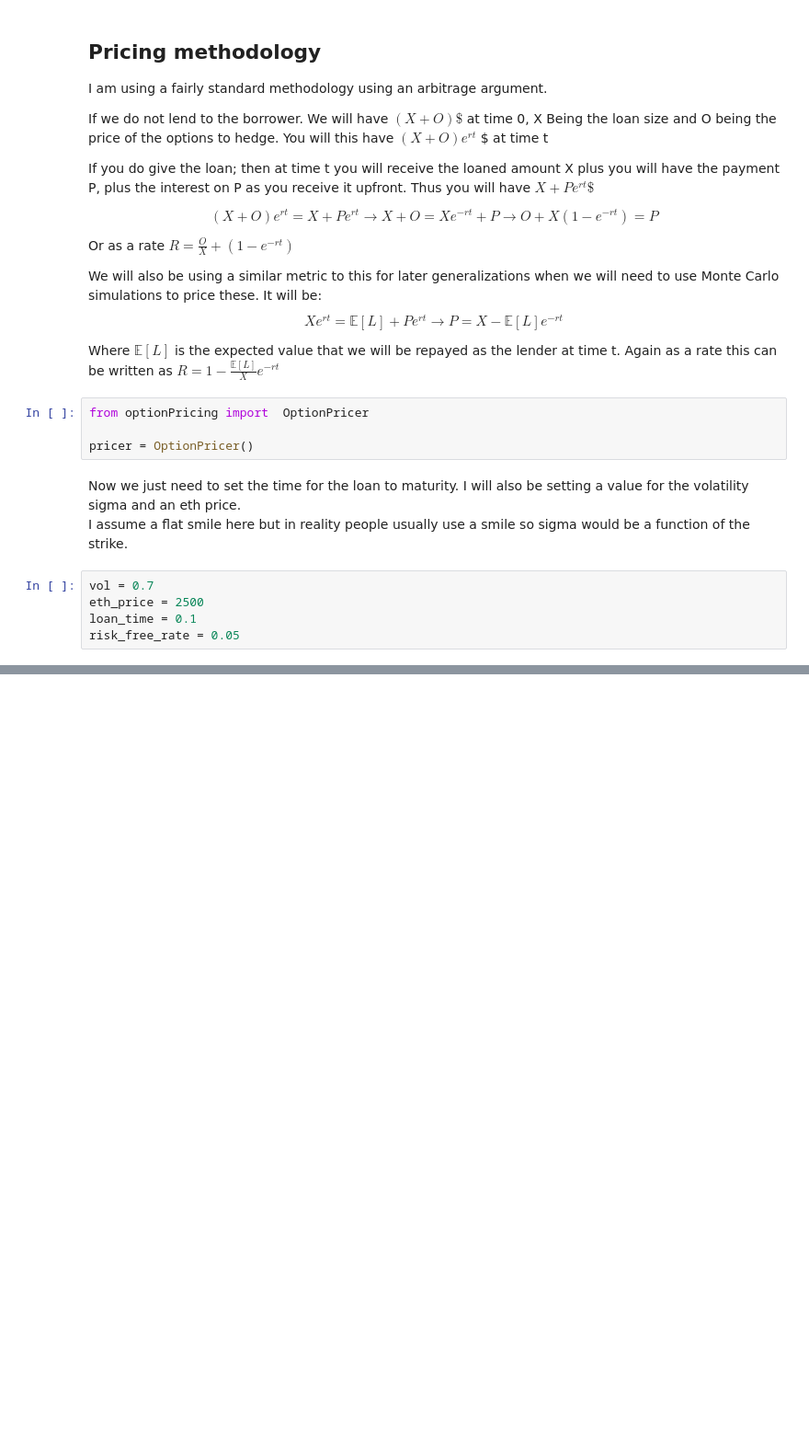
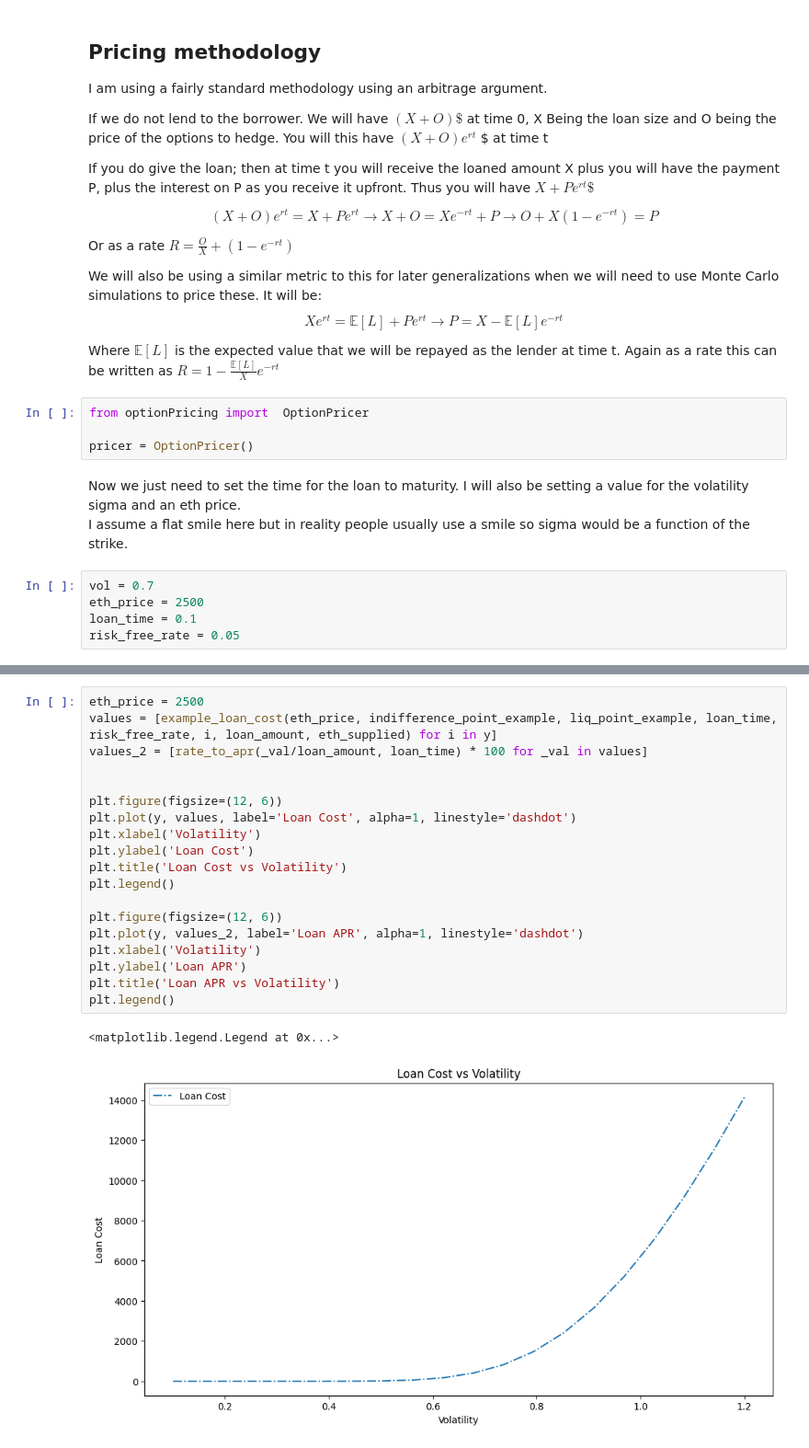
Before and after one commit to ryskyboi/Agra, a Jupyter notebook: pricing.ipynb, the cells around one changed output, grey strips where cells are left out. Shown at 92% size. Drawn from its saved outputs; the diff is of its cells as text; blank space fills up the shorter version.

```diff
--- a/pricing.ipynb
+++ b/pricing.ipynb
@@ -254,0 +297,22 @@ Loan cost as percentage: 0.8585107166466757%
+# %%
+eth_price = 2500
+values = [example_loan_cost(eth_price, indifference_point_example, liq_point_example, loan_time, risk_free_rate, i, loan_amount, eth_supplied) for i in y]
+values_2 = [rate_to_apr(_val/loan_amount, loan_time) * 100 for _val in values]
+
+
+plt.figure(figsize=(12, 6))
+plt.plot(y, values, label='Loan Cost', alpha=1, linestyle='dashdot')
+plt.xlabel('Volatility')
+plt.ylabel('Loan Cost')
+plt.title('Loan Cost vs Volatility')
+plt.legend()
+
+plt.figure(figsize=(12, 6))
+plt.plot(y, values_2, label='Loan APR', alpha=1, linestyle='dashdot')
+plt.xlabel('Volatility')
+plt.ylabel('Loan APR')
+plt.title('Loan APR vs Volatility')
+plt.legend()
+# %% [output]
+<matplotlib.legend.Legend at 0x...>
+[figure, added]
```
Also changed, not shown: parts of 12 cells of this notebook, 3 other files.
